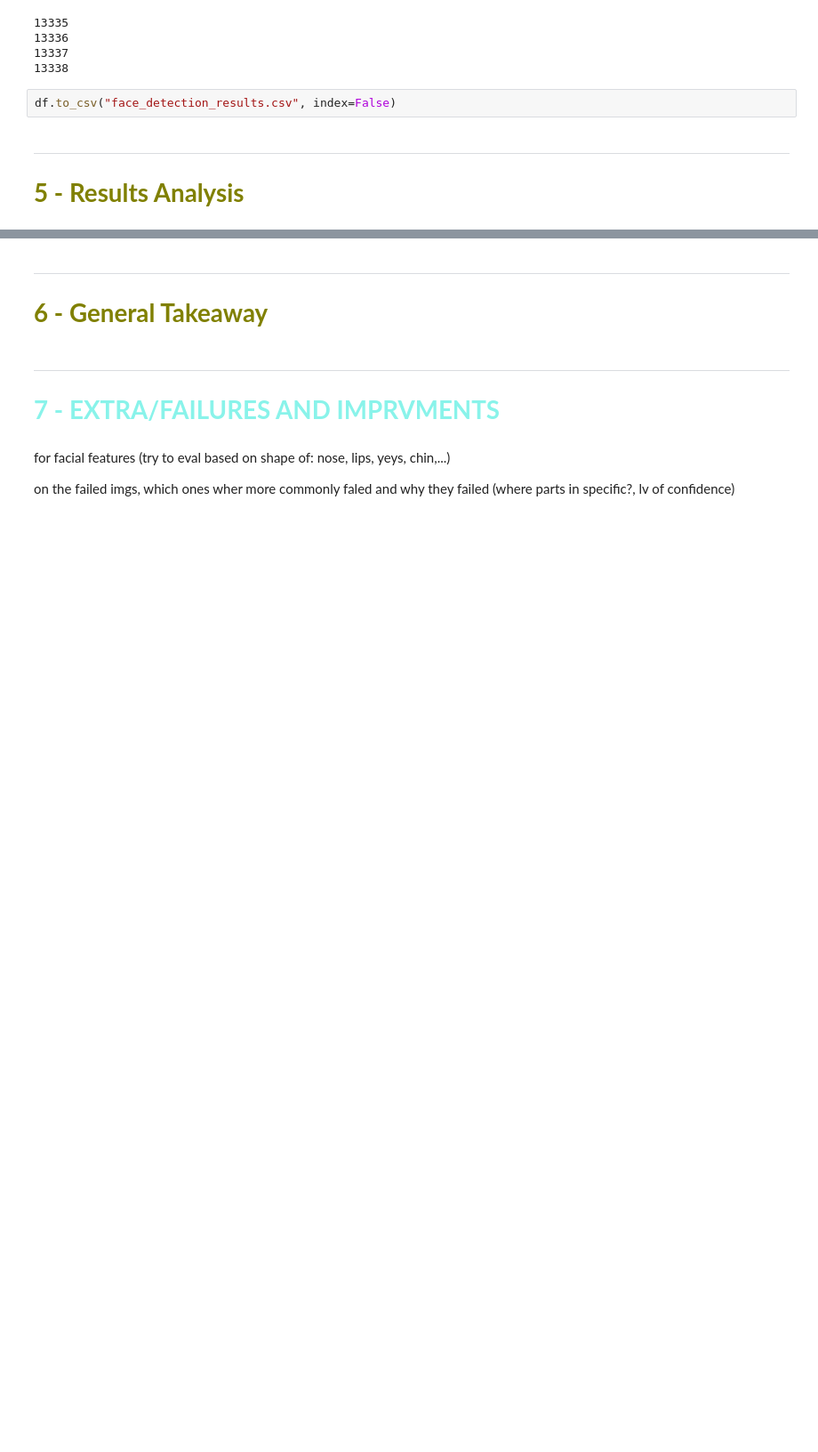
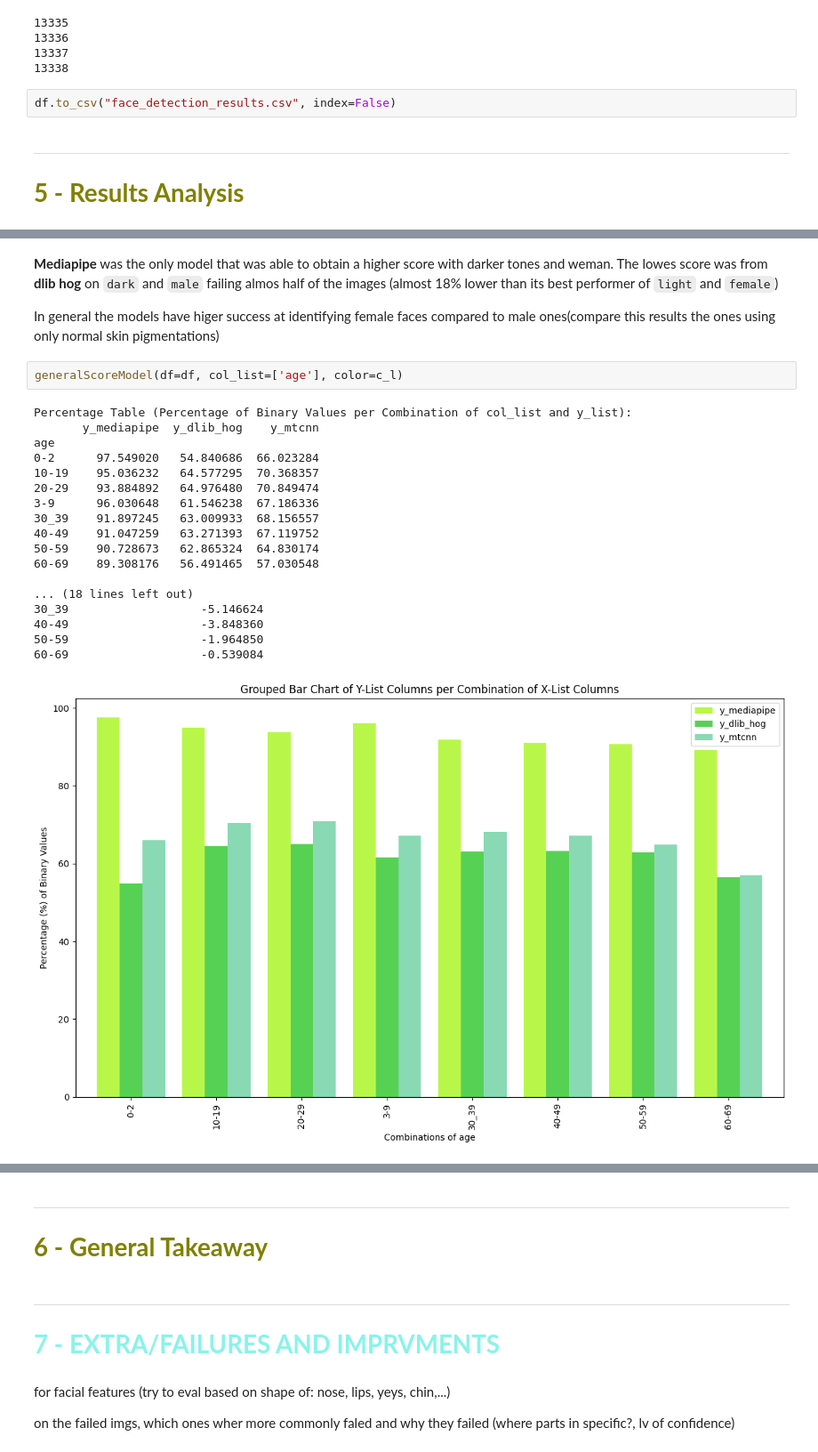
Before and after one commit to BOB-o-rabanete/Colored_Faces, a Jupyter notebook: main.ipynb, the cells around one changed output, grey strips where cells are left out. Shown at 89% size. Drawn from its saved outputs; the diff is of its cells as text; blank space fills up the shorter version.

```diff
--- a/main.ipynb
+++ b/main.ipynb
@@ -509,0 +679,26 @@ for same shade:
+# %% [markdown]
+**Mediapipe** was the only model that was able to obtain a higher score with darker tones and weman.
+The lowes score was from **dlib hog** on `dark` and `male` failing almos half of the images (almost 18% lower than its best performer of `light` and `female`)
+
+In general the models have higer success at identifying female faces compared to male ones(compare this results the ones using only normal skin pigmentations)
+# %%
+generalScoreModel(df=df, col_list=['age'], color=c_l)
+# %% [output]
+Percentage Table (Percentage of Binary Values per Combination of col_list and y_list):
+       y_mediapipe  y_dlib_hog    y_mtcnn
+age
+0-2      97.549020   54.840686  66.023284
+10-19    95.036232   64.577295  70.368357
+20-29    93.884892   64.976480  70.849474
+3-9      96.030648   61.546238  67.186336
+30_39    91.897245   63.009933  68.156557
+40-49    91.047259   63.271393  67.119752
+50-59    90.728673   62.865324  64.830174
+60-69    89.308176   56.491465  57.030548
+
+... (18 lines left out)
+30_39                   -5.146624
+40-49                   -3.848360
+50-59                   -1.964850
+60-69                   -0.539084
+[figure, added]
```
Also changed, not shown: parts of 24 cells of this notebook, 2 other files.
